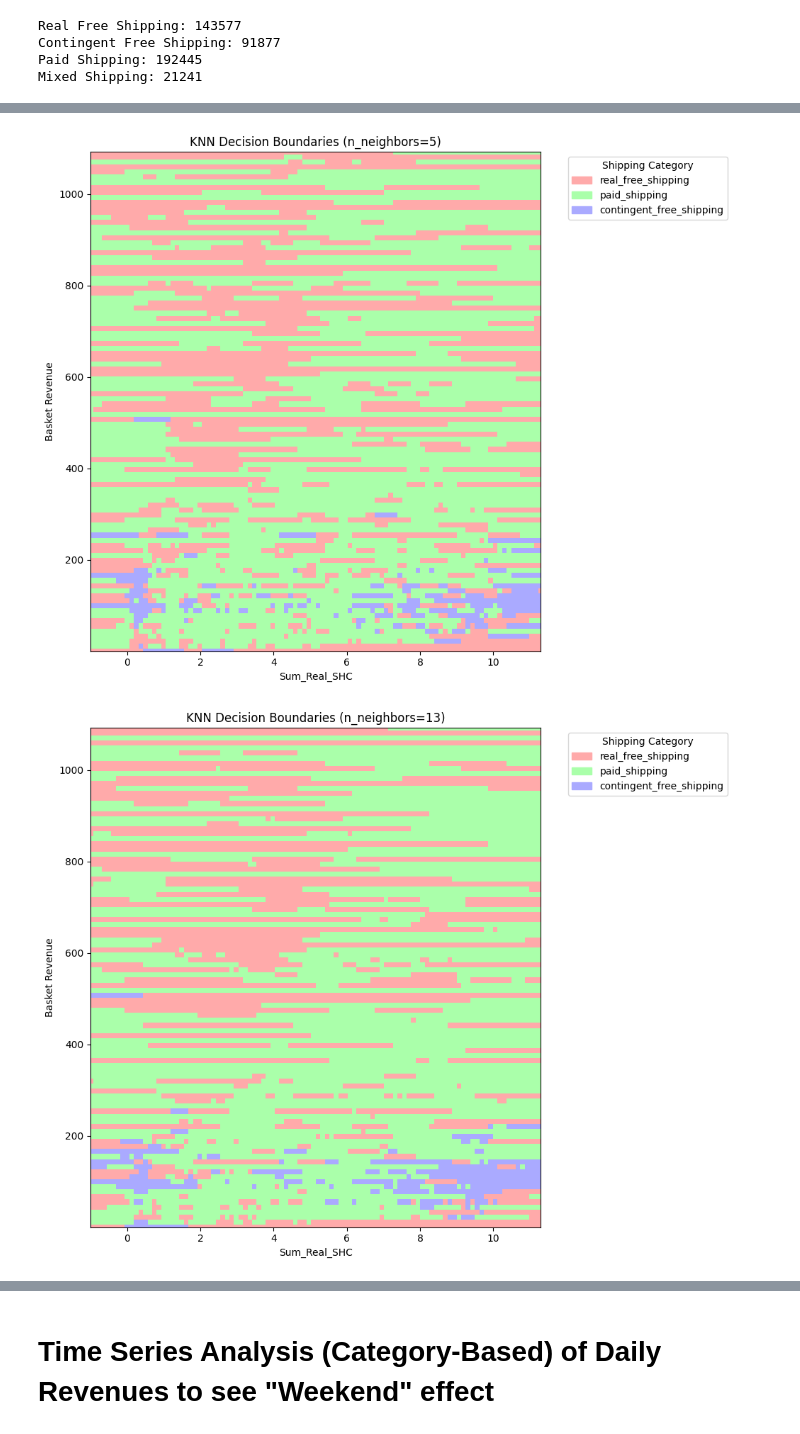
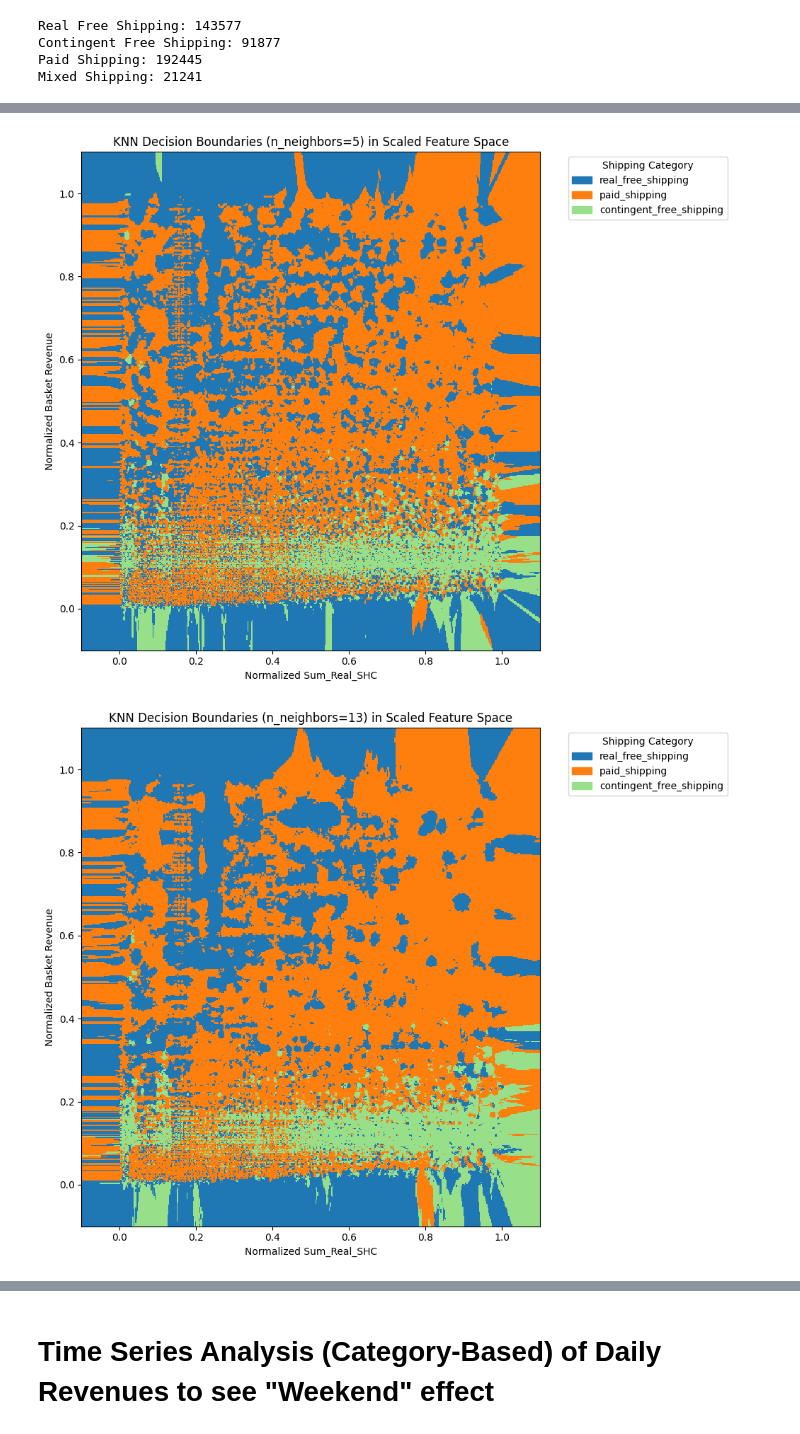
Before and after one commit to fatmanuryaman/Measuring-The-Effects-Of-Free-Shipping-Alternatives, a Jupyter notebook: Emre-Tevfik.ipynb, the cells around one changed output, grey strips where cells are left out. Cells and saved outputs as stored; diff of their text form; code cells hidden in the pictures.

```diff
--- a/Emre-Tevfik.ipynb
+++ b/Emre-Tevfik.ipynb
@@ -302,8 +304,11 @@ df_copy['Shipping_Category'] = df_copy.apply(categorize_shipping, axis=1)
 new_df['Shipping_Category'] = new_df.apply(categorize_shipping, axis=1)
 # %%
 # Adjusting the quantile threshold
-quantile_sum_real_shc = df_copy['Sum_Real_SHC'].quantile(0.9)
-quantile_basket_revenue = df_copy['Basket Revenue'].quantile(0.9)
+# Filter out transactions with only one sub-category item
+transactions_with_multiple_items = new_df[new_df['SUB_CATEGORY'].apply(len) > 1]
+
+quantile_sum_real_shc = transactions_with_multiple_items['Sum_Real_SHC'].quantile(0.9)
+quantile_basket_revenue = transactions_with_multiple_items['Basket Revenue'].quantile(0.9)
 
 # Filter out outliers
 df_filtered = df_copy[(df_copy['Sum_Real_SHC'] <= quantile_sum_real_shc) &
@@ -354,60 +359,65 @@ for category in categories:
 # %%
-# Prepare the data
 features = df_filtered[['Sum_Real_SHC', 'Basket Revenue']].values
 target = df_filtered['Shipping_Category']
-
 # Map string labels to integers
 unique_labels = target.unique()
 label_to_int = {label: i for i, label in enumerate(unique_labels)}
 int_to_label = {i: label for label, i in label_to_int.items()}
 target_numeric = np.array([label_to_int[label] for label in target])
 
 # Define the boundaries for the meshgrid
 x_min, x_max = features[:, 0].min() - 1, features[:, 0].max() + 1
 y_min, y_max = features[:, 1].min() - 1, features[:, 1].max() + 1
 
 # Create the meshgrid
 # Determine the number of divisions you want along each axis
-num_divisions = 100
+num_divisions = 500
 h_x = (x_max - x_min) / num_divisions
 h_y = (y_max - y_min) / num_divisions
 
 xx, yy = np.meshgrid(np.arange(x_min, x_max, h_x), np.arange(y_min, y_max, h_y))
 
+# Normalize the features
+scaler = MinMaxScaler()
+features_scaled = scaler.fit_transform(features)
 
-def plot_knn_decision_boundaries(n_neighbors):
-    # Fit the KNN classifier
+# Update the meshgrid for the scaled features
+x_min_scaled, x_max_scaled = 0 - 0.1, 1 + 0.1  # Since MinMaxScaler scales between 0 and 1
+y_min_scaled, y_max_scaled = 0 - 0.1, 1 + 0.1
+xx_scaled, yy_scaled = np.meshgrid(np.linspace(x_min_scaled, x_max_scaled, num_divisions),
+                                   np.linspace(y_min_scaled, y_max_scaled, num_divisions))
+
+def plot_knn_decision_boundaries_scaled(n_neighbors):
+    # Fit the KNN classifier on normalized features
     knn = KNeighborsClassifier(n_neighbors=n_neighbors)
-    knn.fit(features, target_numeric)
+    knn.fit(features_scaled, target_numeric)
 
-    # Predict over the meshgrid
-    Z = knn.predict(np.c_[xx.ravel(), yy.ravel()])
-    Z_numeric = Z.reshape(xx.shape)  # Ensure Z is reshaped correctly
+    # Predict over the scaled meshgrid
+    Z = knn.predict(np.c_[xx_scaled.ravel(), yy_scaled.ravel()])
+    Z_numeric = Z.reshape(xx_scaled.shape)
 
     # Plot
     plt.figure(figsize=(10, 8))
-    cmap_light = ListedColormap(['#FFAAAA', '#AAFFAA', '#AAAAFF'])
-    plt.pcolormesh(xx, yy, Z_numeric, cmap=cmap_light, shading='auto')
+    cmap_light = ListedColormap(['#1f77b4', '#ff7f0e', '#98df8a'])
+    plt.pcolormesh(xx_scaled, yy_scaled, Z_numeric, cmap=cmap_light, shading='auto')
+
+    plt.xlim(xx_scaled.min(), xx_scaled.max())
+    plt.ylim(yy_scaled.min(), yy_scaled.max())
+    plt.title(f"KNN Decision Boundaries (n_neighbors={n_neighbors}) in Scaled Feature Space")
+    plt.xlabel('Normalized Sum_Real_SHC')
+    plt.ylabel('Normalized Basket Revenue')
 
     # Create legend handles manually
     handles = [mpatches.Patch(color=cmap_light.colors[i], label=int_to_label[i]) for i in range(len(unique_labels))]
-
-    plt.xlim(xx.min(), xx.max())
-    plt.ylim(yy.min(), yy.max())
-    plt.title(f"KNN Decision Boundaries (n_neighbors={n_neighbors})")
-    plt.xlabel('Sum_Real_SHC')
-    plt.ylabel('Basket Revenue')
-
-    # Add the custom legend to the plot
     plt.legend(handles=handles, title='Shipping Category', bbox_to_anchor=(1.05, 1), loc='upper left')
 
     plt.tight_layout()
     plt.show()
 
 # Call the function with different values of n_neighbors
-plot_knn_decision_boundaries(5)
-plot_knn_decision_boundaries(13)
-plot_knn_decision_boundaries(97)
+plot_knn_decision_boundaries_scaled(5)
+plot_knn_decision_boundaries_scaled(13)
+plot_knn_decision_boundaries_scaled(97)
 # %% [output]
-[figure, old version]
+[figure, new version]
-[figure, old version]
+[figure, new version]
```
Also changed, not shown: parts of 20 cells of this notebook.
